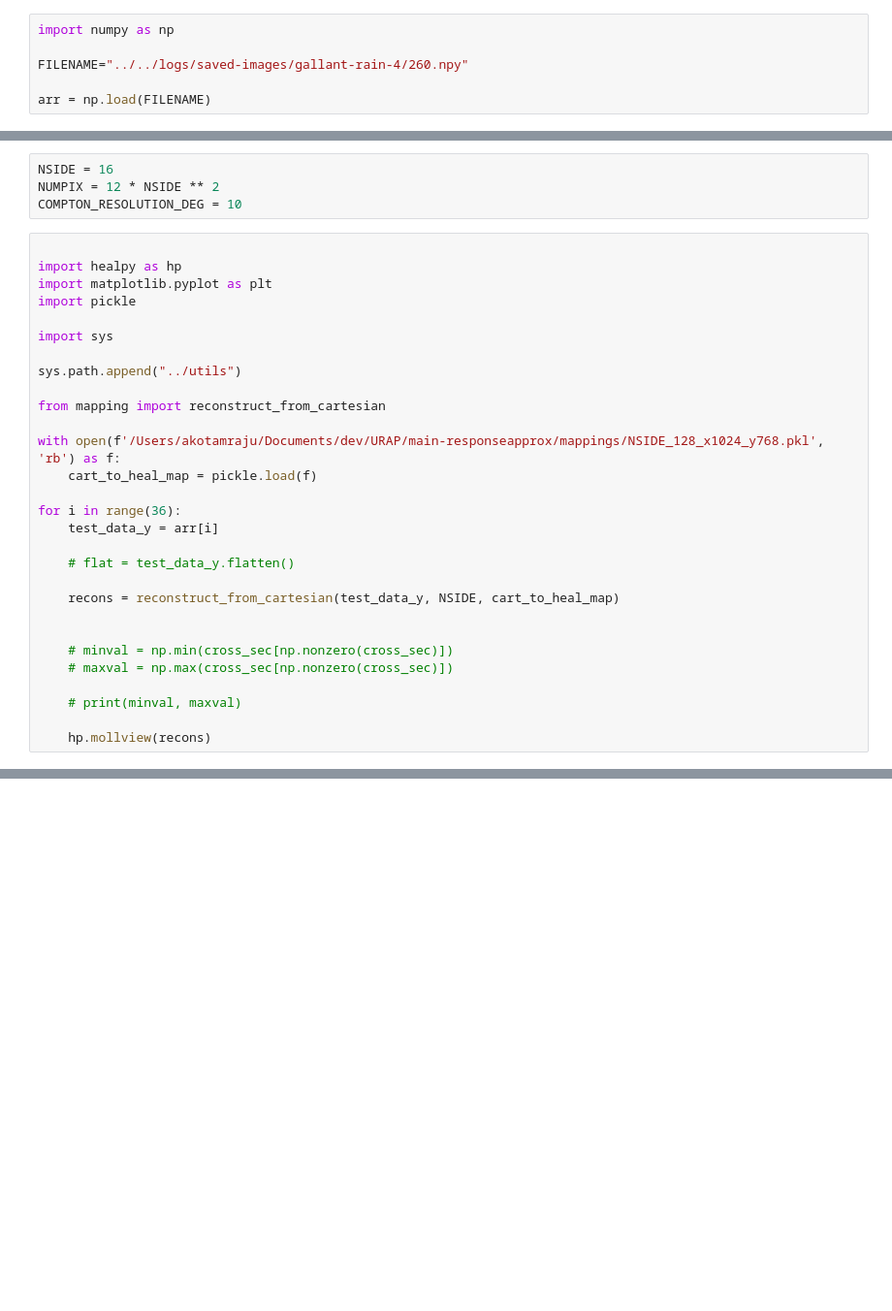
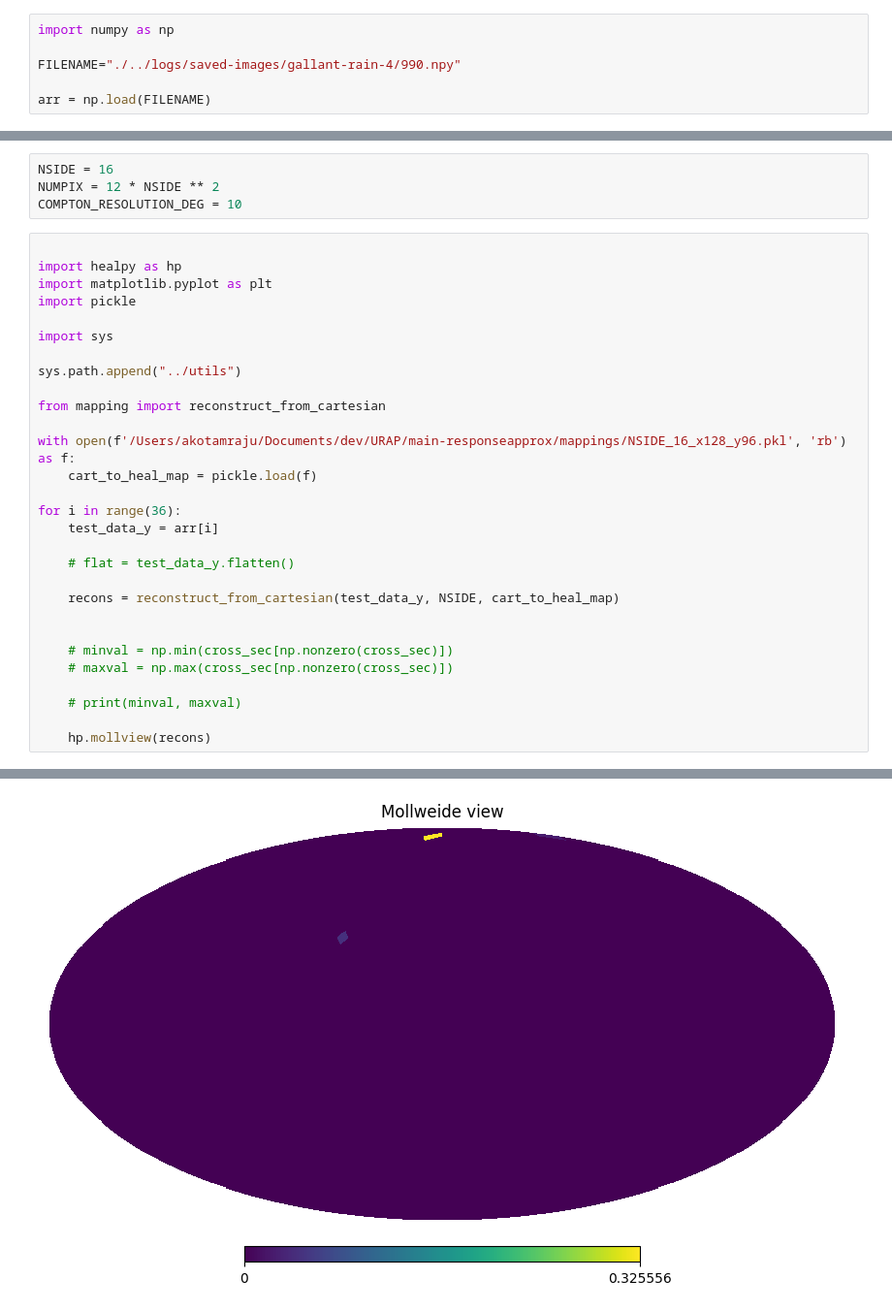
Before and after one commit to zoglauer/nn-response-approximation, a Jupyter notebook: src/notebooks/open_images.ipynb, the cells around one changed output, grey strips where cells are left out. Shown at 97% size. Drawn from its saved outputs; the diff is of its cells as text; blank space fills up the shorter version.

```diff
--- a/src/notebooks/open_images.ipynb
+++ b/src/notebooks/open_images.ipynb
@@ -1,6 +1,6 @@
 # %%
 import numpy as np
 
-FILENAME="../../logs/saved-images/gallant-rain-4/260.npy"
+FILENAME="./../logs/saved-images/gallant-rain-4/990.npy"
 
 arr = np.load(FILENAME)
@@ -26,7 +28,7 @@ sys.path.append("../utils")
 
 from mapping import reconstruct_from_cartesian
 
-with open(f'/Users/akotamraju/Documents/dev/URAP/main-responseapprox/mappings/NSIDE_128_x1024_y768.pkl', 'rb') as f:
+with open(f'/Users/akotamraju/Documents/dev/URAP/main-responseapprox/mappings/NSIDE_16_x128_y96.pkl', 'rb') as f:
     cart_to_heal_map = pickle.load(f)
 
 for i in range(36):
@@ -47,0 +50 @@ IndexError: list assignment index out of range
+[figure, added]
```
Also changed, not shown: parts of 2 cells of this notebook, 2 other files.
